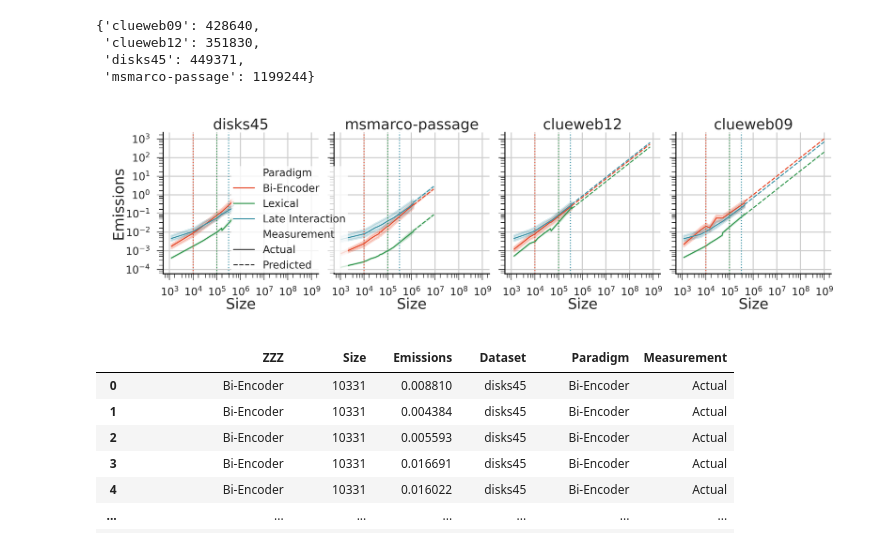
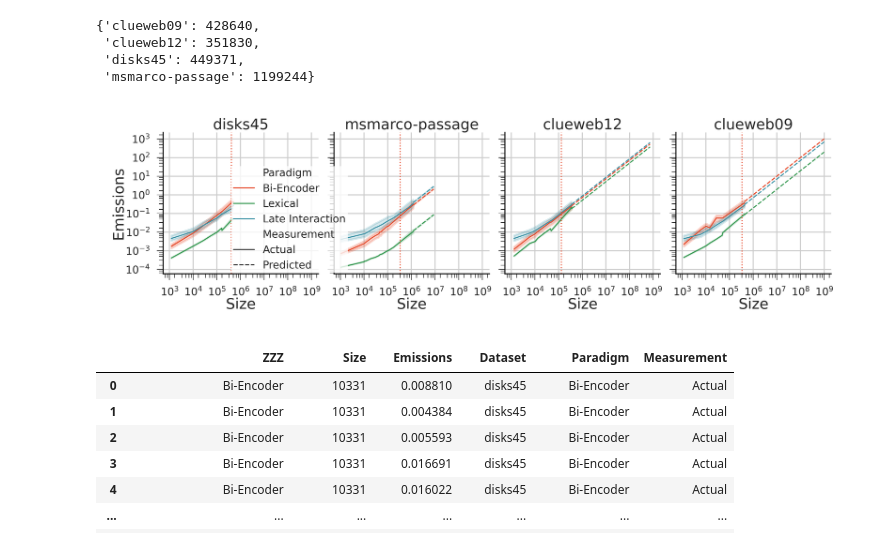
Before and after one commit to webis-de/ecir25-corpus-subsampling, a Jupyter notebook: notebooks/carbon-footprint-eval.ipynb, the cells around one changed output. Cells and saved outputs as stored; diff of their text form; code cells hidden in the pictures.

```diff
--- a/notebooks/carbon-footprint-eval.ipynb
+++ b/notebooks/carbon-footprint-eval.ipynb
@@ -181,10 +181,10 @@ import matplotlib.ticker as ticker
 
 # Add the recommended values here:
 recommended_values = [
-    [10**4, 10**5, 10**5.5],
-    [10**4, 10**5, 10**5.5],
-    [10**4, 10**5, 10**5.5],
-    [10**4, 10**5, 10**5.5],
+    [412000],
+    [336000],
+    [130000],
+    [340000],
 ]
 
 colwidth_pt = 347.12354
@@ -227,34 +227,34 @@ for i, ax in enumerate(g.axes.flat):
         ax.axvline(v, color=palette[j], linestyle="dotted")
     ax.linewidth=0.1
     ax.tick_params(axis="both", direction="out", which="both", left=True, bottom=True, color="black")
     ax.xaxis.set_tick_params(width=0.25, which="both")
     ax.xaxis.set_tick_params(which="major", length=3)
     ax.xaxis.set_tick_params(which="minor", length=2)
     ax.yaxis.set_tick_params(width=0.25, which="both")
     ax.yaxis.set_tick_params(which="major", length=3)
     ax.yaxis.set_tick_params(which="minor", length=2)
     ax.set_xscale("log")
     ax.set_yscale("log")
     ax.xaxis.set_major_locator(ticker.LogLocator(base=10, numticks=1000))
     ax.yaxis.set_major_locator(ticker.LogLocator(base=10, numticks=1000))
     ax.xaxis.set_minor_locator(ticker.LogLocator(base=10.0, subs=np.linspace(0, 1.0, 5 + 2)[1:-1], numticks=1000))
     ax.yaxis.set_minor_locator(ticker.LogLocator(base=10.0, subs=np.linspace(0, 1.0, 5 + 2)[1:-1], numticks=1000))
     ax.xaxis.set_minor_formatter(ticker.NullFormatter())
     ax.yaxis.set_minor_formatter(ticker.NullFormatter())
     plt.setp(ax.spines.values(), linewidth=0.5)
     ax.xaxis.labelpad = 0
 g.axes.flat[0].yaxis.labelpad = 0
 leg = g._legend
 leg.set_bbox_to_anchor([0.18, 0.85])
 leg._loc = 2  # if required you can set the loc
 leg.get_frame().set_linewidth(0)
 leg.draw_frame(True)
 plt.tight_layout(pad=0.05)
 plt.subplots_adjust(wspace=0.1)
 plt.savefig(f'utilization-size-tradeoff.pdf', pad_inches=0)
 plt.show()
 # %% [output]
-[figure, old version]
+[figure, new version]
 # %%
 df_concat
 
```
Also changed, not shown: 1 other file.
